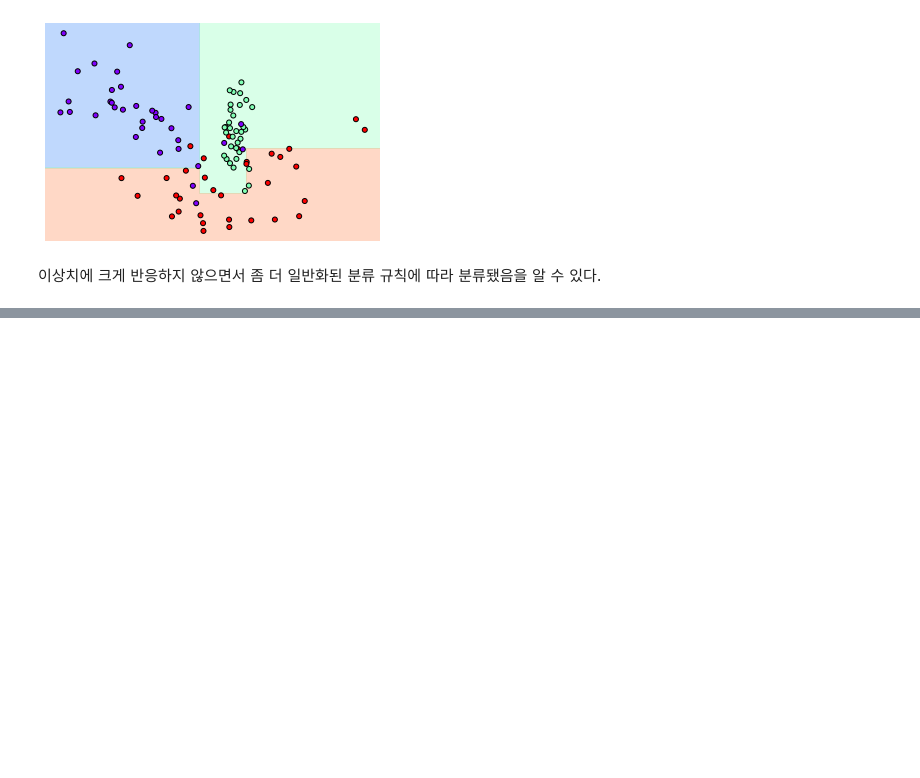
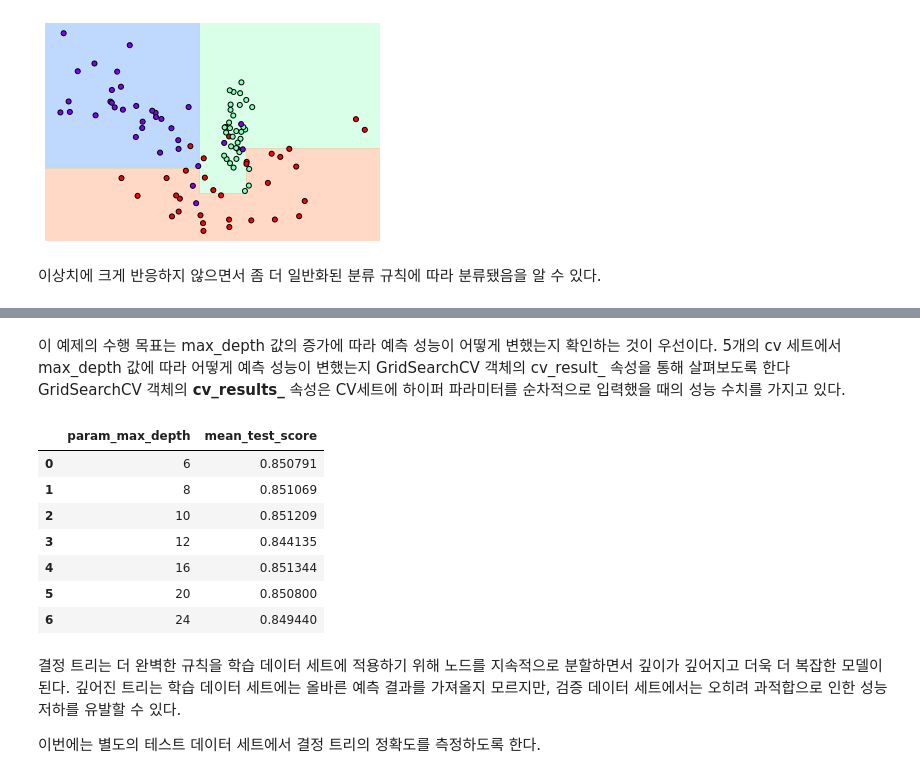
Before and after one commit to spacemaninSeoul/PythonMachinelearningGuide, a Jupyter notebook: [파이썬머신러닝완벽가이드]_IV_분류.ipynb, the cells around one changed output, grey strips where cells are left out. Cells and saved outputs as stored; diff of their text form; code cells hidden in the pictures; blank space fills up the shorter version.

```diff
--- a/[파이썬머신러닝완벽가이드]_IV_분류.ipynb
+++ b/[파이썬머신러닝완벽가이드]_IV_분류.ipynb
@@ -220,0 +260,10 @@ visualize_boundary(dt_clf, X_features, y_labels)
+# %%
+def get_new_feature_name_df(old_feature_name_df):
+  feature_dup_df = pd.DataFrame(data=old_feature_name_df.groupby('column_name').cumcount(),
+                                columns = ['dup_cnt']) # cumcount()는 같은 그룹(같은 이름의 피처)에 대해서 순차적으로 번호를 부여하는 함수
+  feature_dup_df = feature_dup_df.reset_index()
+  new_feature_name_df = pd.merge(old_feature_name_df.reset_index(), feature_dup_df, how = 'outer')
+  new_feature_name_df['column_name'] = new_feature_name_df[['column_name', 'dup_cnt']].apply(lambda x : x[0]+'_'+str(x[1])
+  if x[1]>0 else x[0], axis=1)
+  new_feature_name_df = new_feature_name_df.drop(['index'], axis=1)
+  return new_feature_name_df
@@ -220,0 +327,14 @@ visualize_boundary(dt_clf, X_features, y_labels)
+# %%
+# 사이킷런의 DecisionTreeClassifier를 이용해 동작 예측 분류 수행
+from sklearn.tree import DecisionTreeClassifier
+from sklearn.metrics import accuracy_score
+
+# 예제 반복 시마다 동일한 예측 결과 도출을 위해 random_state 설정
+dt_clf = DecisionTreeClassifier(random_state=156)
+dt_clf.fit(X_train, y_train)
+pred = dt_clf.predict(X_test)
+accuracy = accuracy_score(y_test, pred)
+print('결정 트리 예측 정확도: {0:.4f}'.format(accuracy))
+
+# DecisionTreeClassifier의 하이퍼 파라미터 추출
+print('DecisionTreeClassifier 기본 하이퍼 파라미터:\n', dt_clf.get_params())
@@ -220,0 +349,11 @@ visualize_boundary(dt_clf, X_features, y_labels)
+# %%
+from sklearn.model_selection import GridSearchCV
+
+params = {
+    'max_depth' : [6, 8, 10, 12, 16, 20, 24]
+}
+
+grid_cv = GridSearchCV(dt_clf, param_grid=params, scoring ='accuracy', cv=5, verbose=1)
+grid_cv.fit(X_train, y_train)
+print('GridSearchCV 최고 평균 정확도 수치: {0:.4f}'.format(grid_cv.best_score_))
+print('GridSearchCV 최적 하이퍼 파라미터:', grid_cv.best_params_)
@@ -220,0 +366,21 @@ visualize_boundary(dt_clf, X_features, y_labels)
+# %% [markdown]
+이 예제의 수행 목표는 max_depth 값의 증가에 따라 예측 성능이 어떻게 변했는지 확인하는 것이 우선이다. 5개의 cv 세트에서 max_depth 값에 따라 어떻게 예측 성능이 변했는지 GridSearchCV 객체의 cv_result_ 속성을 통해 살펴보도록 한다 GridSearchCV 객체의 **cv_results_** 속성은 CV세트에 하이퍼 파라미터를 순차적으로 입력했을 때의 성능 수치를 가지고 있다.
+# %%
+# GridSearchCV 객체의 cv_results_ 속성을 DataFrame으로 생성.
+cv_results_df = pd.DataFrame(grid_cv.cv_results_)
+
+# max_depth 파라미터 값과 그때의 테스트 세트, 학습 데이터 세트의 정확도 수치 추출
+cv_results_df[['param_max_depth', 'mean_test_score']]
+# %% [output]
+|  | param_max_depth | mean_test_score |
+| 0 | 6 | 0.850791 |
+| 1 | 8 | 0.851069 |
+| 2 | 10 | 0.851209 |
+| 3 | 12 | 0.844135 |
+| 4 | 16 | 0.851344 |
+| 5 | 20 | 0.850800 |
+| 6 | 24 | 0.849440 |
+# %% [markdown]
+결정 트리는 더 완벽한 규칙을 학습 데이터 세트에 적용하기 위해 노드를 지속적으로 분할하면서 깊이가 깊어지고 더욱 더 복잡한 모델이 된다. 깊어진 트리는 학습 데이터 세트에는 올바른 예측 결과를 가져올지 모르지만, 검증 데이터 세트에서는 오히려 과적합으로 인한 성능 저하를 유발할 수 있다.
+
+이번에는 별도의 테스트 데이터 세트에서 결정 트리의 정확도를 측정하도록 한다.
```
Also changed, not shown: parts of 20 cells of this notebook.
